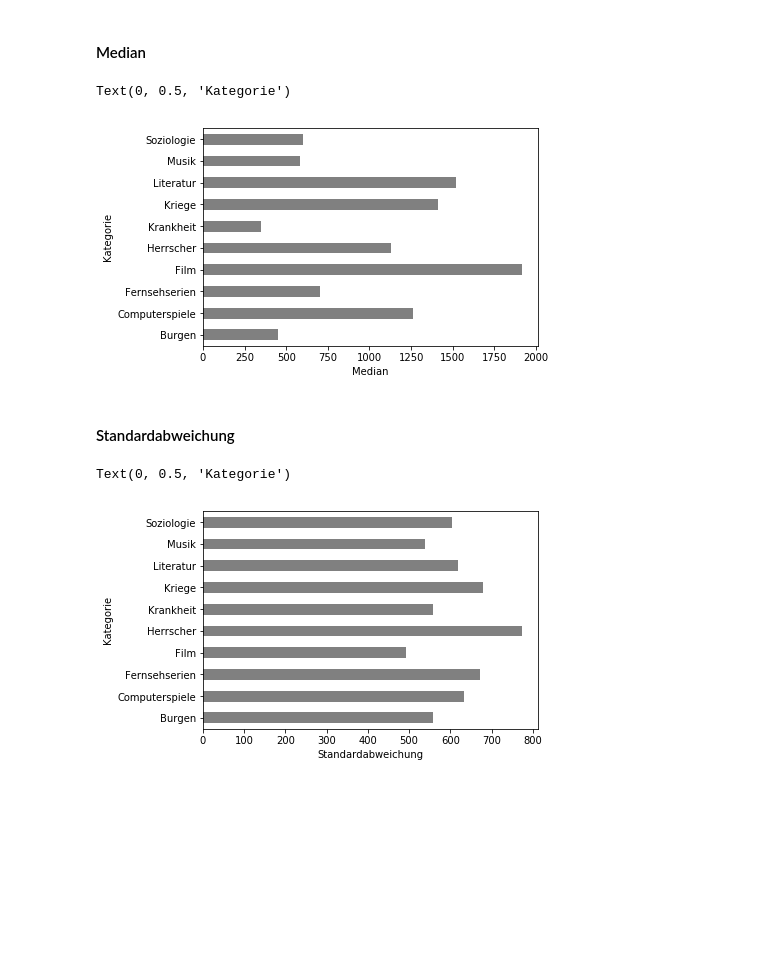
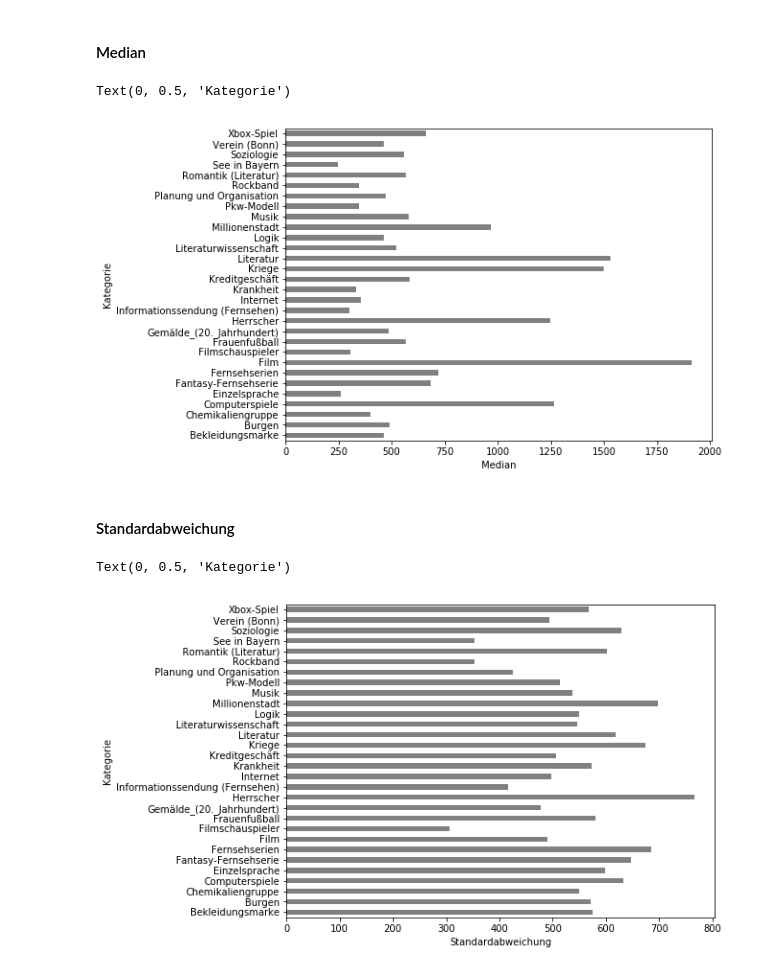
Before and after one commit to severinsimmler/word-embeddings, a Jupyter notebook: notebooks/overview.ipynb, the cells around one changed output. Cells and saved outputs as stored; diff of their text form; code cells hidden in the pictures; blank space fills up the shorter version.

```diff
--- a/notebooks/overview.ipynb
+++ b/notebooks/overview.ipynb
@@ -10,4 +5,5 @@ categories = a.append(b).append(c)
 # %%
+categories = pd.read_csv("../data/final-corpus.csv")
 categories.head(5)
 # %% [output]
 |  | category | description | text | length |
@@ -51,7 +67,7 @@ groups = dict()
 for category, articles in categories.groupby("category"):
     properties[category] = {"median": articles["length"].median(),
                             "std": articles["length"].std()}
-    groups[category] = articles["length"].tolist()
+    groups[category] = articles["length"].tolist()[:183]
 # %%
 properties = pd.DataFrame(properties).T
 groups = pd.DataFrame(groups)
@@ -67,18 +83,18 @@ Text(0.5, 0, 'Artikellänge in Tokens')
 # %% [markdown]
 #### Median
 # %%
-ax = properties["median"].plot.barh(color="grey")
+ax = properties["median"].plot.barh(color="grey", figsize=(8, 6))
 ax.set_xlabel("Median")
 ax.set_ylabel("Kategorie")
 # %% [output]
 Text(0, 0.5, 'Kategorie')
-[figure, old version]
+[figure, new version]
 # %% [markdown]
 #### Standardabweichung
 # %%
-ax = properties["std"].plot.barh(color="grey")
+ax = properties["std"].plot.barh(color="grey", figsize=(8, 6))
 ax.set_xlabel("Standardabweichung")
 ax.set_ylabel("Kategorie")
 # %% [output]
 Text(0, 0.5, 'Kategorie')
-[figure, old version]
+[figure, new version]
```
Also changed, not shown: parts of 7 cells of this notebook.
